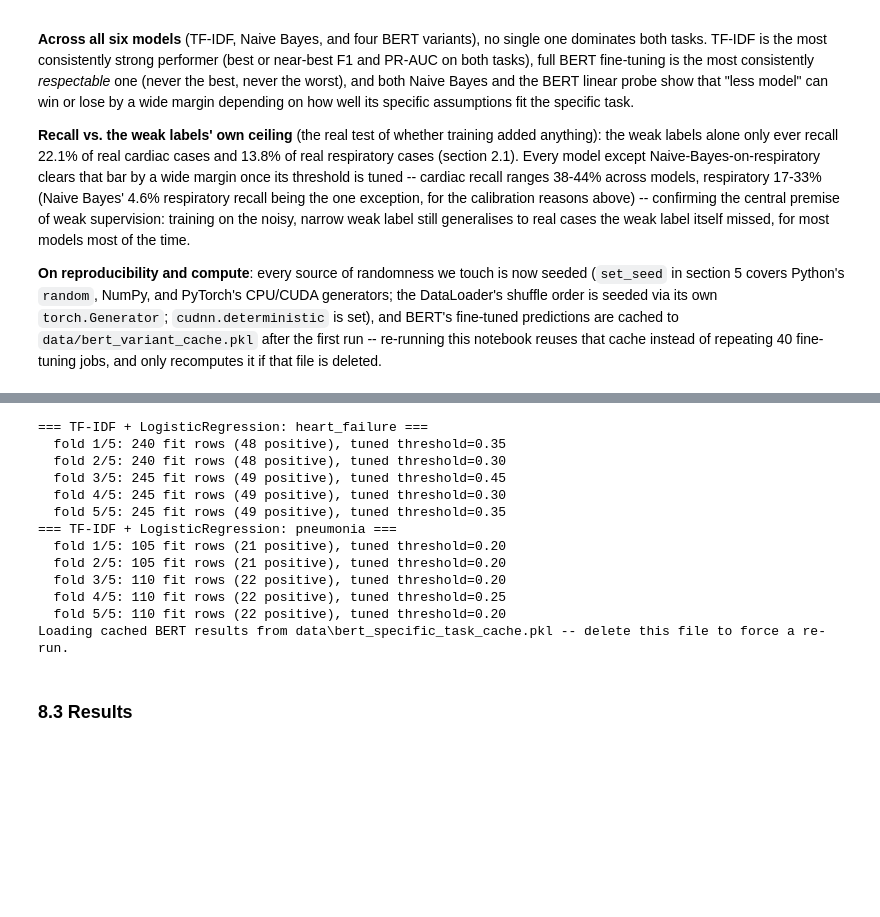
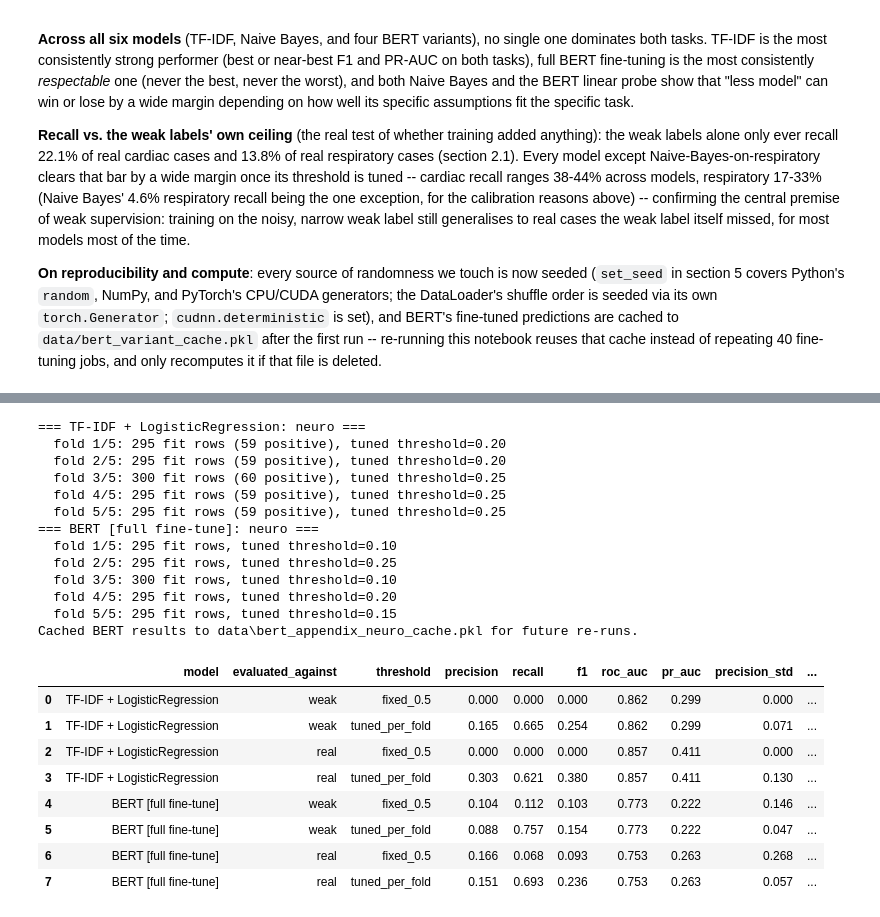
Before and after one commit to vittot/ISCB-NLP-Course-2026, a Jupyter notebook: notebooks/ex2_weak_supervision_classification.ipynb, the cells around one changed output, grey strips where cells are left out. Drawn from its saved outputs; the diff is of its cells as text; code cells hidden in the pictures; blank space fills up the shorter version.

```diff
--- a/notebooks/ex2_weak_supervision_classification.ipynb
+++ b/notebooks/ex2_weak_supervision_classification.ipynb
@@ -789,35 +984,50 @@ few examples per fold to say anything meaningful.
 # %%
-specific_tfidf_oof, specific_tfidf_threshold = {}, {}
-for task in specific_tasks:
-    print(f"=== TF-IDF + LogisticRegression: {task} ===")
-    specific_tfidf_oof[task], specific_tfidf_threshold[task] = run_tfidf_cv(texts, df[f"weak_{task}"].values)
+print("=== TF-IDF + LogisticRegression: neuro ===")
+neuro_tfidf_oof, neuro_tfidf_threshold = run_tfidf_cv(texts, df["weak_neuro"].values)
 
-SPECIFIC_BERT_CACHE_PATH = Path("data/bert_specific_task_cache.pkl")
-if SPECIFIC_BERT_CACHE_PATH.exists():
-    print(f"Loading cached BERT results from {SPECIFIC_BERT_CACHE_PATH} -- delete this file to force a re-run.")
-    with open(SPECIFIC_BERT_CACHE_PATH, "rb") as f:
-        specific_bert_oof, specific_bert_threshold = pickle.load(f)
+NEURO_BERT_CACHE_PATH = Path("data/bert_appendix_neuro_cache.pkl")
+if NEURO_BERT_CACHE_PATH.exists():
+    print(f"Loading cached BERT results from {NEURO_BERT_CACHE_PATH} -- delete this file to force a re-run.")
+    with open(NEURO_BERT_CACHE_PATH, "rb") as f:
+        neuro_bert_oof, neuro_bert_threshold = pickle.load(f)
 else:
-    specific_bert_oof, specific_bert_threshold = {}, {}
-    for task in specific_tasks:
-        print(f"=== BERT [full fine-tune]: {task} ===")
-        specific_bert_oof[task], specific_bert_threshold[task] = run_bert_cv(texts, df[f"weak_{task}"].values, n_trainable_layers=None)
-    with open(SPECIFIC_BERT_CACHE_PATH, "wb") as f:
-        pickle.dump((specific_bert_oof, specific_bert_threshold), f)
-    print(f"Cached BERT results to {SPECIFIC_BERT_CACHE_PATH} for future re-runs.")
+    print("=== BERT [full fine-tune]: neuro ===")
+    neuro_bert_oof, neuro_bert_threshold = run_bert_cv(texts, df["weak_neuro"].values, n_trainable_layers=None)
+    with open(NEURO_BERT_CACHE_PATH, "wb") as f:
+        pickle.dump((neuro_bert_oof, neuro_bert_threshold), f)
+    print(f"Cached BERT results to {NEURO_BERT_CACHE_PATH} for future re-runs.")
+
+neuro_runs = [
+    ("TF-IDF + LogisticRegression", neuro_tfidf_oof, neuro_tfidf_threshold),
+    ("BERT [full fine-tune]", neuro_bert_oof, neuro_bert_threshold),
+]
+neuro_rows = []
+for model_name, oof, tuned_threshold in neuro_runs:
+    for label_type, label_col in [("weak", "weak_neuro"), ("real", "neuro")]:
+        for threshold_name, threshold in [("fixed_0.5", 0.5), ("tuned_per_fold", tuned_threshold)]:
+            m = compute_metrics(df[label_col], oof, threshold, cv_folds(df["weak_neuro"].values))
+            neuro_rows.append({"model": model_name, "evaluated_against": label_type, "threshold": threshold_name, **m})
+pd.DataFrame(neuro_rows).round(3)
 # %% [output]
-=== TF-IDF + LogisticRegression: heart_failure ===
-  fold 1/5: 240 fit rows (48 positive), tuned threshold=0.35
-  fold 2/5: 240 fit rows (48 positive), tuned threshold=0.30
-  fold 3/5: 245 fit rows (49 positive), tuned threshold=0.45
-  fold 4/5: 245 fit rows (49 positive), tuned threshold=0.30
-  fold 5/5: 245 fit rows (49 positive), tuned threshold=0.35
-=== TF-IDF + LogisticRegression: pneumonia ===
-  fold 1/5: 105 fit rows (21 positive), tuned threshold=0.20
-  fold 2/5: 105 fit rows (21 positive), tuned threshold=0.20
-  fold 3/5: 110 fit rows (22 positive), tuned threshold=0.20
-  fold 4/5: 110 fit rows (22 positive), tuned threshold=0.25
-  fold 5/5: 110 fit rows (22 positive), tuned threshold=0.20
-Loading cached BERT results from data\bert_specific_task_cache.pkl -- delete this file to force a re-run.
+=== TF-IDF + LogisticRegression: neuro ===
+  fold 1/5: 295 fit rows (59 positive), tuned threshold=0.20
+  fold 2/5: 295 fit rows (59 positive), tuned threshold=0.20
+  fold 3/5: 300 fit rows (60 positive), tuned threshold=0.25
+  fold 4/5: 295 fit rows (59 positive), tuned threshold=0.25
+  fold 5/5: 295 fit rows (59 positive), tuned threshold=0.25
+=== BERT [full fine-tune]: neuro ===
+  fold 1/5: 295 fit rows, tuned threshold=0.10
+  fold 2/5: 295 fit rows, tuned threshold=0.25
+  fold 3/5: 300 fit rows, tuned threshold=0.10
+  fold 4/5: 295 fit rows, tuned threshold=0.20
+  fold 5/5: 295 fit rows, tuned threshold=0.15
+Cached BERT results to data\bert_appendix_neuro_cache.pkl for future re-runs.
+|  | model | evaluated_against | threshold | precision | recall | f1 | roc_auc | pr_auc | precision_std | ... |
+| 0 | TF-IDF + LogisticRegression | weak | fixed_0.5 | 0.000 | 0.000 | 0.000 | 0.862 | 0.299 | 0.000 | ... |
+| 1 | TF-IDF + LogisticRegression | weak | tuned_per_fold | 0.165 | 0.665 | 0.254 | 0.862 | 0.299 | 0.071 | ... |
+| 2 | TF-IDF + LogisticRegression | real | fixed_0.5 | 0.000 | 0.000 | 0.000 | 0.857 | 0.411 | 0.000 | ... |
+| 3 | TF-IDF + LogisticRegression | real | tuned_per_fold | 0.303 | 0.621 | 0.380 | 0.857 | 0.411 | 0.130 | ... |
+| 4 | BERT [full fine-tune] | weak | fixed_0.5 | 0.104 | 0.112 | 0.103 | 0.773 | 0.222 | 0.146 | ... |
+| 5 | BERT [full fine-tune] | weak | tuned_per_fold | 0.088 | 0.757 | 0.154 | 0.773 | 0.222 | 0.047 | ... |
+| 6 | BERT [full fine-tune] | real | fixed_0.5 | 0.166 | 0.068 | 0.093 | 0.753 | 0.263 | 0.268 | ... |
+| 7 | BERT [full fine-tune] | real | tuned_per_fold | 0.151 | 0.693 | 0.236 | 0.753 | 0.263 | 0.057 | ... |
-# %% [markdown]
-### 8.3 Results
```
Also changed, not shown: parts of 51 cells of this notebook, 9 other files.
